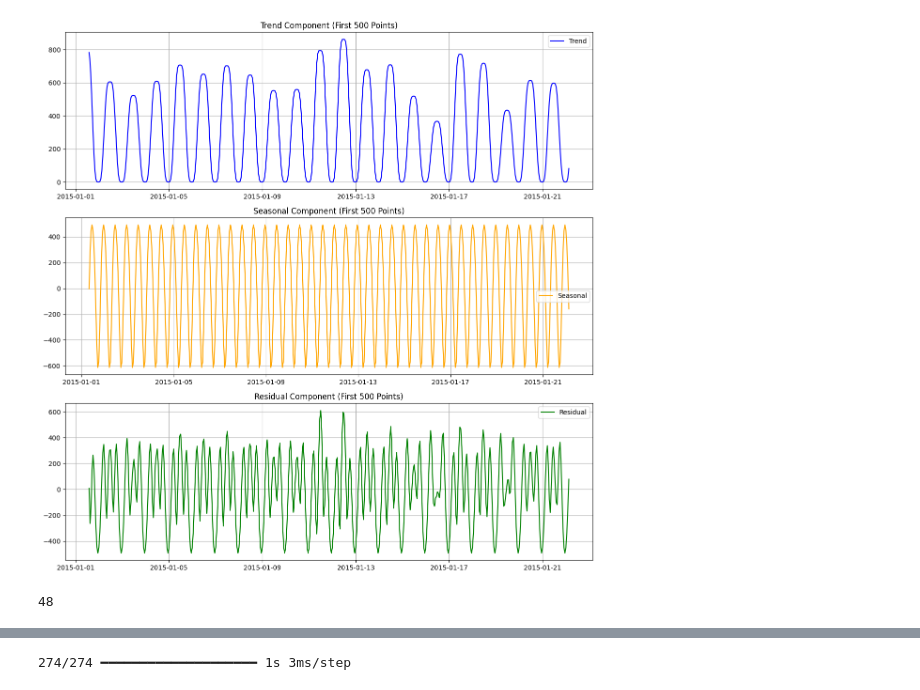
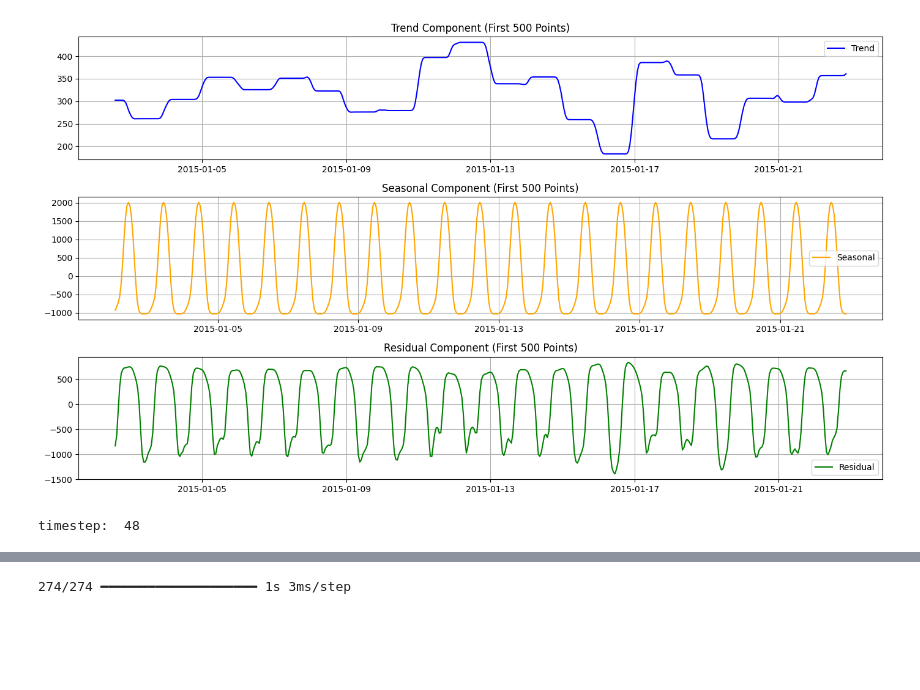
Before and after one commit to annodomini80/rnn-python, a Jupyter notebook: solar_prediction.ipynb, the cells around one changed output, grey strips where cells are left out. Drawn from its saved outputs; the diff is of its cells as text; code cells hidden in the pictures; blank space fills up the shorter version.

```diff
--- a/solar_prediction.ipynb
+++ b/solar_prediction.ipynb
@@ -20,8 +20,8 @@ from sklearn.metrics import mean_squared_error
 from statsmodels.tsa.seasonal import seasonal_decompose
 # %%
 def get_feature(data,
-                seasonality=False,
-                period=24):
+                seasonality = False,
+                period = 12):
   """
 
   Get features and target from the data attributes for Time series forecasting.
@@ -41,14 +41,21 @@ def get_feature(data,
 
   """
 
+  print("period, seasonality: ", period, seasonality)
+
   features = data[['temperature',
-                      'radiation_direct_horizontal',
-                      'radiation_diffuse_horizontal']]
+                   'radiation_direct_horizontal',
+                   'radiation_diffuse_horizontal']]
+
+# Seasonal Decomposing into Trend, Seasonality and Residual Noise
 
   if seasonality:
     result = seasonal_decompose(data['solar_generation_actual'],
                                 model='additive',
                                 period=period)
+
+    result.plot()
+    plt.show()
 
     # Add components to the original DataFrame
     data['trend'] = result.trend
@@ -62,10 +69,10 @@ def get_feature(data,
 
     # Preprocess the data
     features = data[['temperature',
-                        'radiation_direct_horizontal',
-                        'radiation_diffuse_horizontal',
-                        'trend',
-                        'seasonal']]
+                     'radiation_direct_horizontal',
+                     'radiation_diffuse_horizontal',
+                     'trend',
+                     'seasonal']]
 
   target = data['solar_generation_actual']
 
@@ -208,7 +218,7 @@ utc_timestamp
 # %%
-features, target, result = get_feature(new_data,
-                               seasonality=True,
-                               period=12)
+features, target, result = get_feature(merged_data,
+                                       seasonality=True,
+                                       period= 24)
 
 # Scale the data
 scaler_features = MinMaxScaler()
@@ -219,39 +232,40 @@ scaled_target = scaler_target.fit_transform(target.values.reshape(-1, 1))
 # %%
+# Plot Trend, Seasonality and Residual Noise for first 500 points
 # Set up the figure
-plt.figure(figsize=(12, 12))
+plt.figure(figsize=(14, 8))
 
 # Plot Trend
 plt.subplot(3, 1, 1)
 plt.plot(result.trend[:500], label='Trend', color='blue')
 plt.title('Trend Component (First 500 Points)')
 plt.legend()
 plt.grid()
 
 # Plot Seasonal
 plt.subplot(3, 1, 2)
 plt.plot(result.seasonal[:500], label='Seasonal', color='orange')
 plt.title('Seasonal Component (First 500 Points)')
 plt.legend()
 plt.grid()
 
 # Plot Residual
 plt.subplot(3, 1, 3)
 plt.plot(result.resid[:500], label='Residual', color='green')
 plt.title('Residual Component (First 500 Points)')
 plt.legend()
 plt.grid()
 
 # Show the plots
 plt.tight_layout()
 plt.show()
 # %% [output]
-[figure, old version]
+[figure, new version]
 # %%
 X_train, X_test, y_train, y_test = data_loader(scaled_features,
                                                scaled_target,
                                                time_step=48)
 # %% [output]
-48
+timestep:  48
 # %%
 model = prediction_network(X_train,
                            y_train,
```
Also changed, not shown: parts of 6 cells of this notebook.
